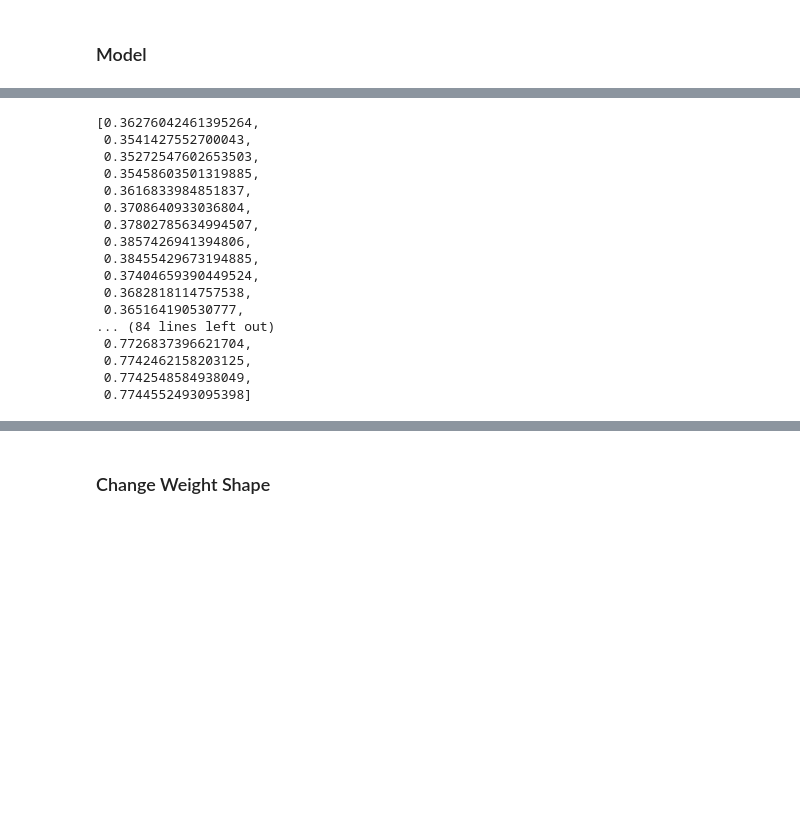
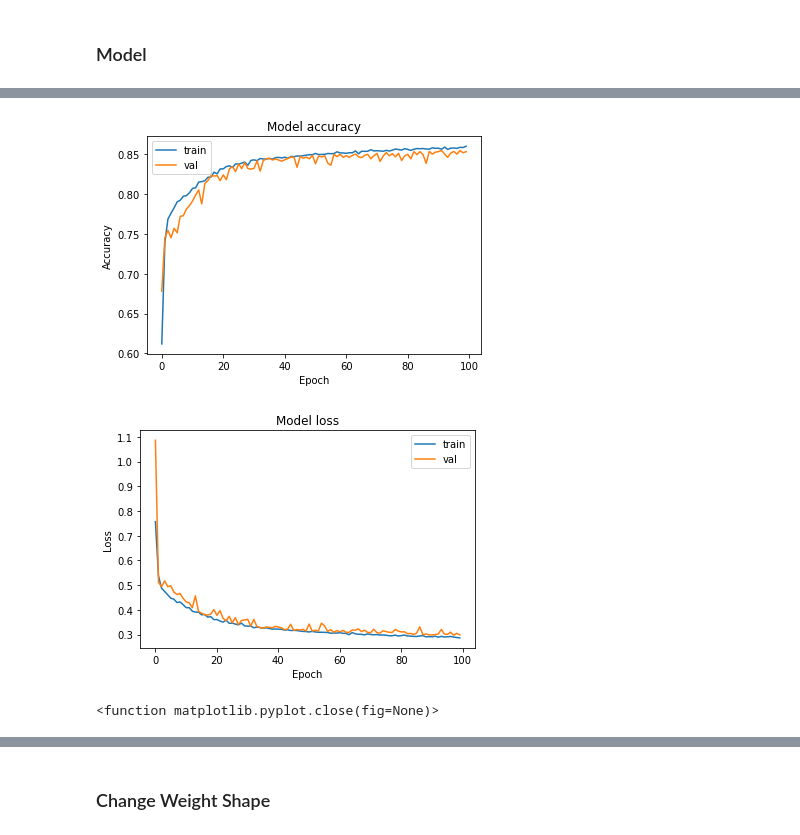
Before and after one commit to jessicacb12/final-project-digital-watermarking, a Jupyter notebook: CNN TF.ipynb, the cells around one changed output, grey strips where cells are left out. Cells and saved outputs as stored; diff of their text form; code cells hidden in the pictures; blank space fills up the shorter version.

```diff
--- a/CNN TF.ipynb
+++ b/CNN TF.ipynb
@@ -211,23 +211,28 @@ history = model.fit(
-# %%
-history.history['accuracy']
-# %% [output]
-[0.36276042461395264,
- 0.3541427552700043,
- 0.35272547602653503,
- 0.35458603501319885,
- 0.3616833984851837,
- 0.3708640933036804,
- 0.37802785634994507,
- 0.3857426941394806,
- 0.38455429673194885,
- 0.37404659390449524,
- 0.3682818114757538,
- 0.365164190530777,
-... (84 lines left out)
- 0.7726837396621704,
- 0.7742462158203125,
- 0.7742548584938049,
- 0.7744552493095398]
+# %%
+from matplotlib import pyplot as plt
+plt.plot(history.history['accuracy'])
+plt.plot(history.history['val_accuracy'])
+plt.title('Model accuracy')
+plt.ylabel('Accuracy')
+plt.xlabel('Epoch')
+plt.legend(['train', 'val'], loc='upper left')
+plt.savefig('static/layer-channel-test/88-88batch-64-acc2-0.1.png')
+plt.show()
+plt.close()
+# summarize history for loss
+plt.plot(history.history['loss'])
+plt.plot(history.history['val_loss'])
+plt.title('Model loss')
+plt.ylabel('Loss')
+plt.xlabel('Epoch')
+plt.legend(['train', 'val'], loc='upper right')
+plt.savefig('static/layer-channel-test/88-88batch-64-loss2-0.1.png')
+plt.show()
+plt.close
+# %% [output]
+[figure, added]
+[figure, added]
+<function matplotlib.pyplot.close(fig=None)>
 # %%
 image = open("static/training/bird.tif")
 # %%
```
Also changed, not shown: parts of 40 cells of this notebook, 3 other files.
